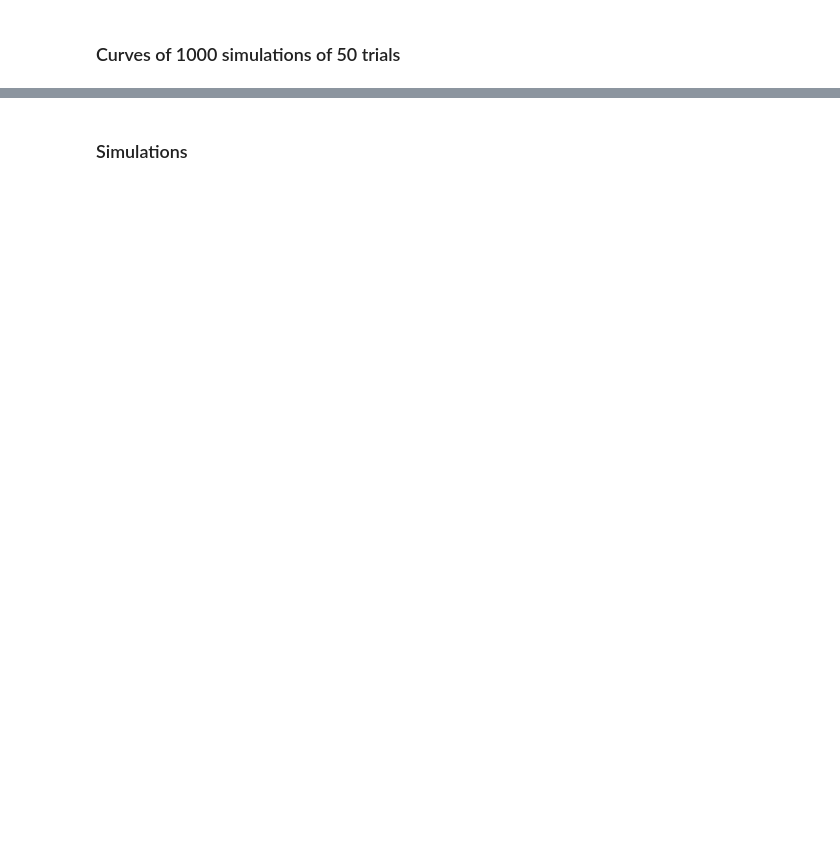
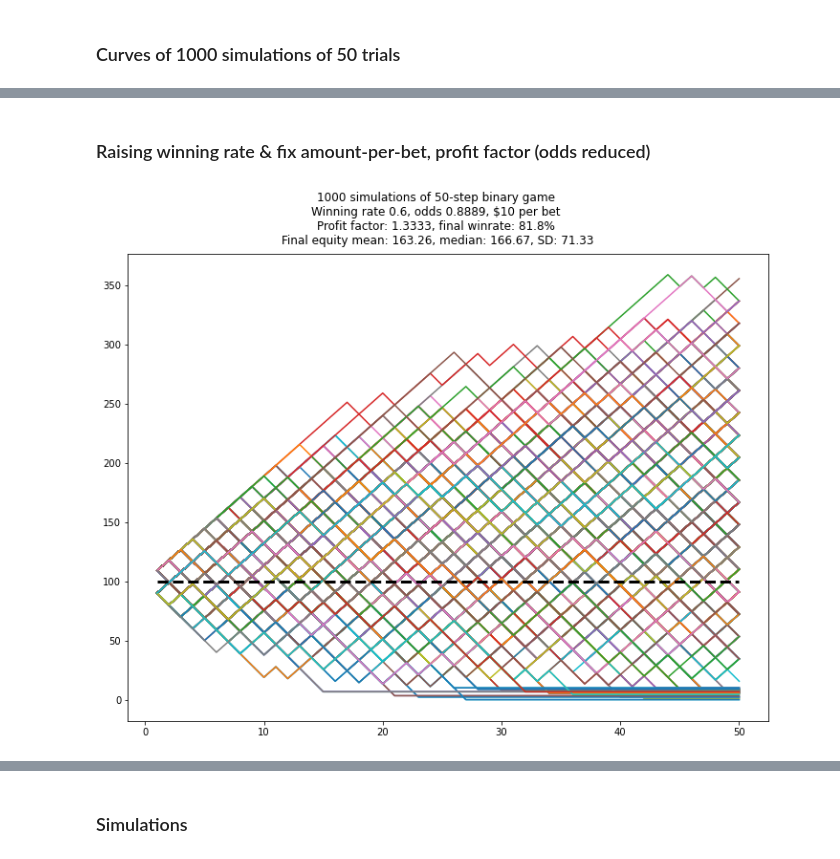
Before and after one commit to willbillionquant/riskmanagement, a Jupyter notebook: binarybet-simple.ipynb, the cells around one changed output, grey strips where cells are left out. Saved outputs shown, nothing was run; the diff lists cells and outputs as text; code cells hidden in the pictures; blank space fills up the shorter version.

```diff
--- a/binarybet-simple.ipynb
+++ b/binarybet-simple.ipynb
@@ -194,0 +183,10 @@ None
+# %% [markdown]
+### Raising winning rate & fix amount-per-bet, profit factor (odds reduced)
+# %%
+profitfactor1 = 4 / 3
+p2 = 0.6
+b2 = getOdds(p2, profitfactor1)
+
+plotSim_discretePL(getSim_binaryFixAmount, initAmount1, a1, p2, b2, numTrials1, numSim1)
+# %% [output]
+[figure, added]
```
Also changed, not shown: parts of 70 cells of this notebook.
